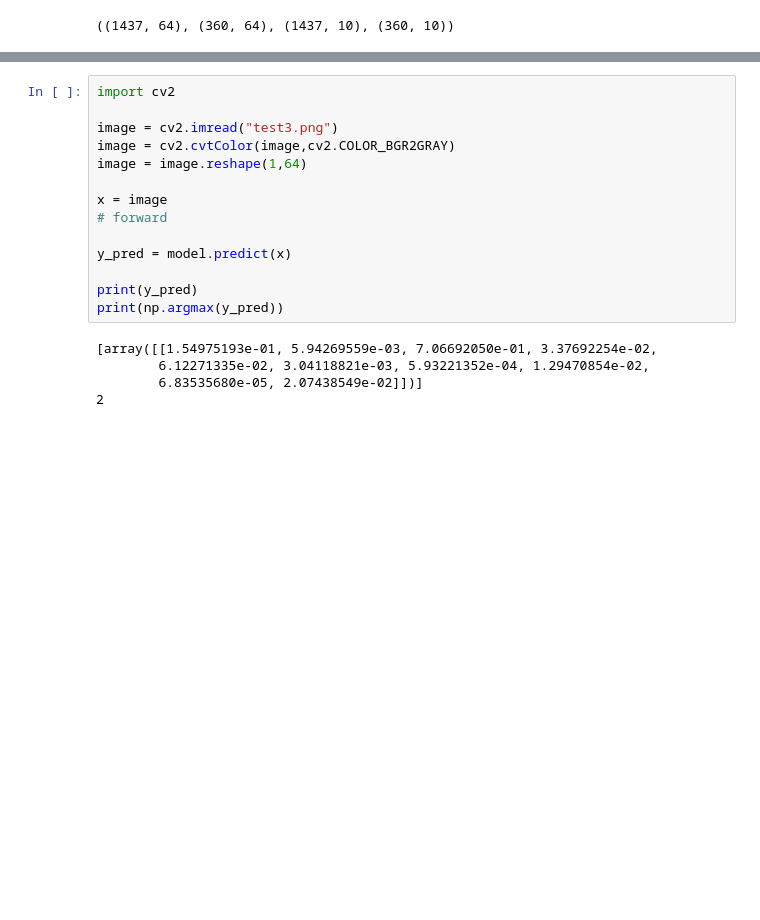
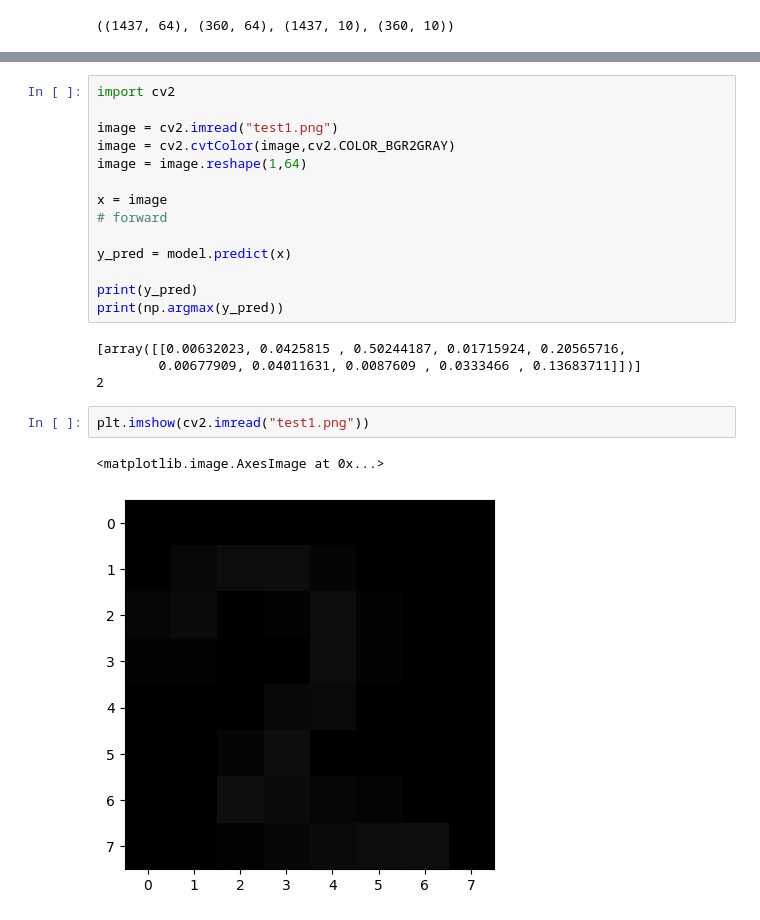
Before and after one commit to akheradmand/MachineLearning, a Jupyter notebook: 48/48-2/load_digits.ipynb, the cells around one changed output, grey strips where cells are left out. Cells and saved outputs as stored; diff of their text form; blank space fills up the shorter version.

```diff
--- a/48/48-2/load_digits.ipynb
+++ b/48/48-2/load_digits.ipynb
@@ -196,7 +66,7 @@ ax2.legend(['train','test'])
 # %%
 import cv2
 
-image = cv2.imread("test3.png")
+image = cv2.imread("test1.png")
 image = cv2.cvtColor(image,cv2.COLOR_BGR2GRAY)
 image = image.reshape(1,64)
 
@@ -208,7 +78,11 @@ y_pred = model.predict(x)
 print(y_pred)
 print(np.argmax(y_pred))
 # %% [output]
-[array([[1.54975193e-01, 5.94269559e-03, 7.06692050e-01, 3.37692254e-02,
-        6.12271335e-02, 3.04118821e-03, 5.93221352e-04, 1.29470854e-02,
-        6.83535680e-05, 2.07438549e-02]])]
+[array([[0.00632023, 0.0425815 , 0.50244187, 0.01715924, 0.20565716,
+        0.00677909, 0.04011631, 0.0087609 , 0.0333466 , 0.13683711]])]
 2
+# %%
+plt.imshow(cv2.imread("test1.png"))
+# %% [output]
+<matplotlib.image.AxesImage at 0x...>
+[figure, added]
```
Also changed, not shown: parts of 4 cells of this notebook, 8 other files.
